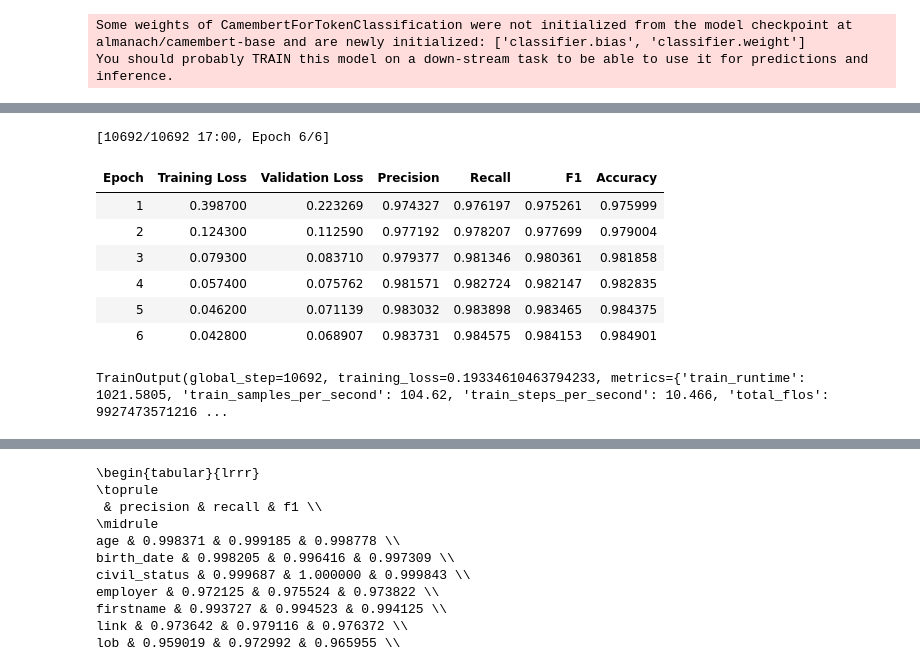
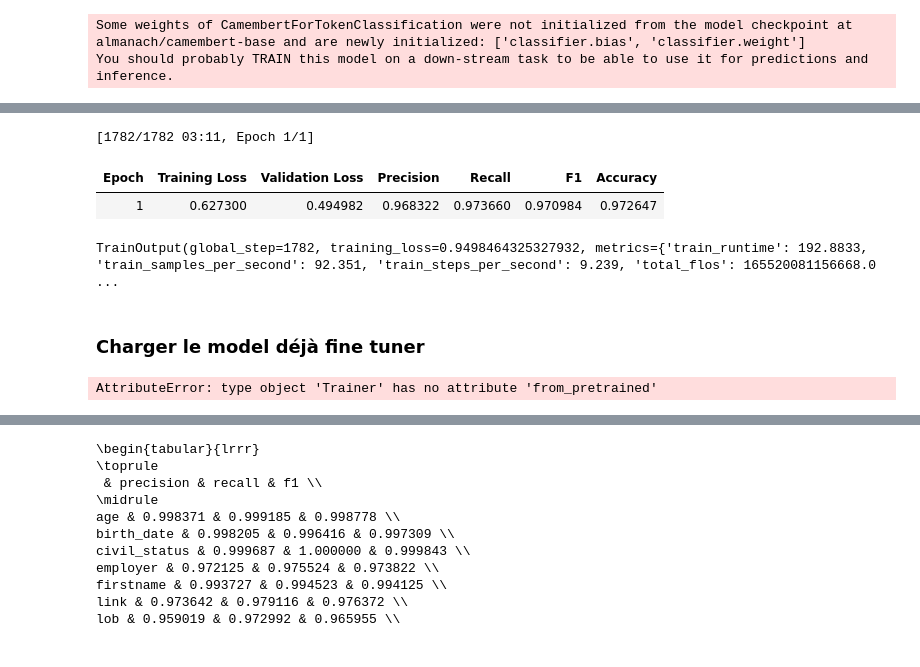
Before and after one commit to cdechaux/Projet_NLP_3A, a Jupyter notebook: scripts/models.ipynb, the cells around one changed output, grey strips where cells are left out. Drawn from its saved outputs; the diff is of its cells as text; code cells hidden in the pictures.

```diff
--- a/scripts/models.ipynb
+++ b/scripts/models.ipynb
@@ -210,35 +214,30 @@ pip install accelerate -U
 # %%
 training_args = TrainingArguments(
     output_dir="../models/camenBERT",
     learning_rate=2e-5,
     per_device_train_batch_size=10,
     per_device_eval_batch_size=10,
-    num_train_epochs=6,
+    num_train_epochs=1,
     weight_decay=0.05,
     evaluation_strategy="epoch",
     save_strategy="epoch",
     load_best_model_at_end=True,
     push_to_hub=True,
 )
 
 trainer = Trainer(
     model=model,
     args=training_args,
     train_dataset=tokenized_datasets["train"],
     eval_dataset=tokenized_datasets["test"],
     tokenizer=tokenizer,
     data_collator=data_collator,
     compute_metrics=compute_metrics,
 )
 
 trainer.train()
 # %% [output]
-[10692/10692 17:00, Epoch 6/6]
+[1782/1782 03:11, Epoch 1/1]
 | Epoch | Training Loss | Validation Loss | Precision | Recall | F1 | Accuracy |
-| 1 | 0.398700 | 0.223269 | 0.974327 | 0.976197 | 0.975261 | 0.975999 |
-| 2 | 0.124300 | 0.112590 | 0.977192 | 0.978207 | 0.977699 | 0.979004 |
-| 3 | 0.079300 | 0.083710 | 0.979377 | 0.981346 | 0.980361 | 0.981858 |
-| 4 | 0.057400 | 0.075762 | 0.981571 | 0.982724 | 0.982147 | 0.982835 |
-| 5 | 0.046200 | 0.071139 | 0.983032 | 0.983898 | 0.983465 | 0.984375 |
-| 6 | 0.042800 | 0.068907 | 0.983731 | 0.984575 | 0.984153 | 0.984901 |
+| 1 | 0.627300 | 0.494982 | 0.968322 | 0.973660 | 0.970984 | 0.972647 |
-TrainOutput(global_step=10692, training_loss=0.19334610463794233, metrics={'train_runtime': 1021.5805, 'train_samples_per_second': 104.62, 'train_steps_per_second': 10.466, 'total_flos': 9927473571216 ...
+TrainOutput(global_step=1782, training_loss=0.9498464325327932, metrics={'train_runtime': 192.8833, 'train_samples_per_second': 92.351, 'train_steps_per_second': 9.239, 'total_flos': 165520081156668.0 ...
@@ -245,3 +247,9 @@ TrainOutput(global_step=10692, training_loss=0.19334610463794233, metrics={'trai
+# %% [markdown]
+### Charger le model déjà fine tuner
+# %%
+trainer = Trainer.from_pretrained("../models/trainer_camenbert")
+# %% [output]
+AttributeError: type object 'Trainer' has no attribute 'from_pretrained'
 # %%
 predictions, labels, _ = trainer.predict(tokenized_datasets["test"])
 predictions = np.argmax(predictions, axis=2)
```
Also changed, not shown: parts of 19 cells of this notebook.
